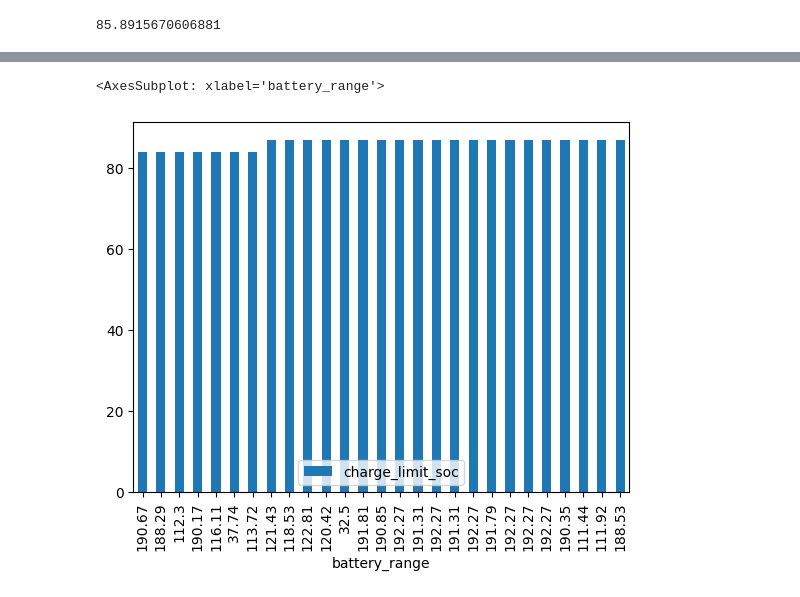
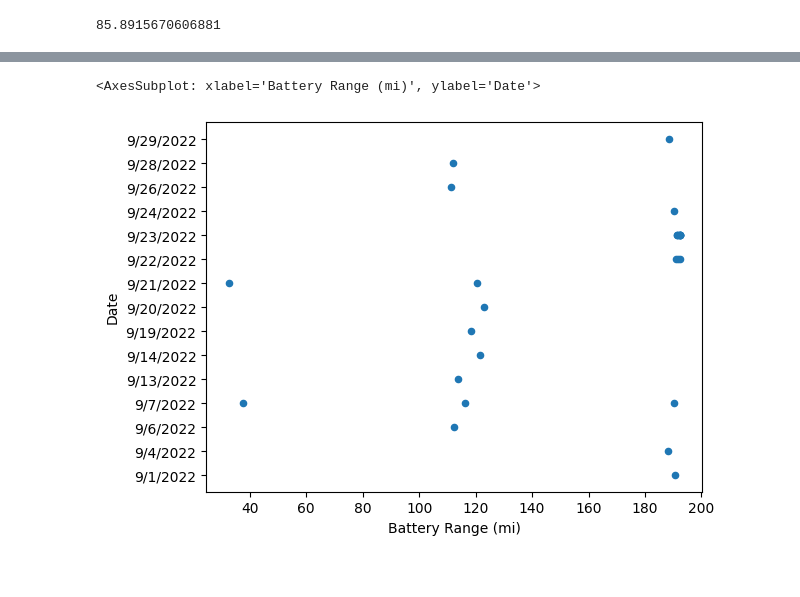
Before and after one commit to kyhokie/data_1_project, a Jupyter notebook: Tesla_Data.ipynb, the cells around one changed output, grey strips where cells are left out. Drawn from its saved outputs; the diff is of its cells as text; code cells hidden in the pictures.

Commit message:
Udpated Plots

```diff
--- a/Tesla_Data.ipynb
+++ b/Tesla_Data.ipynb
@@ -209,5 +142,6 @@ clean_Tesla.plot(x="Date", y="battery_range", kind="scatter")
-# %%
-clean_Tesla.plot(x="battery_range", y="charge_limit_soc", kind="bar")
-# %% [output]
-<AxesSubplot: xlabel='battery_range'>
-[figure, removed]
+# %%
+#Plot showing battery rage by date of charge.
+clean_Tesla.plot(x="battery_range", y="Date", kind="scatter", xlabel="Battery Range (mi)")
+# %% [output]
+<AxesSubplot: xlabel='Battery Range (mi)', ylabel='Date'>
+[figure, added]
```
Also changed, not shown: parts of 16 cells of this notebook.
